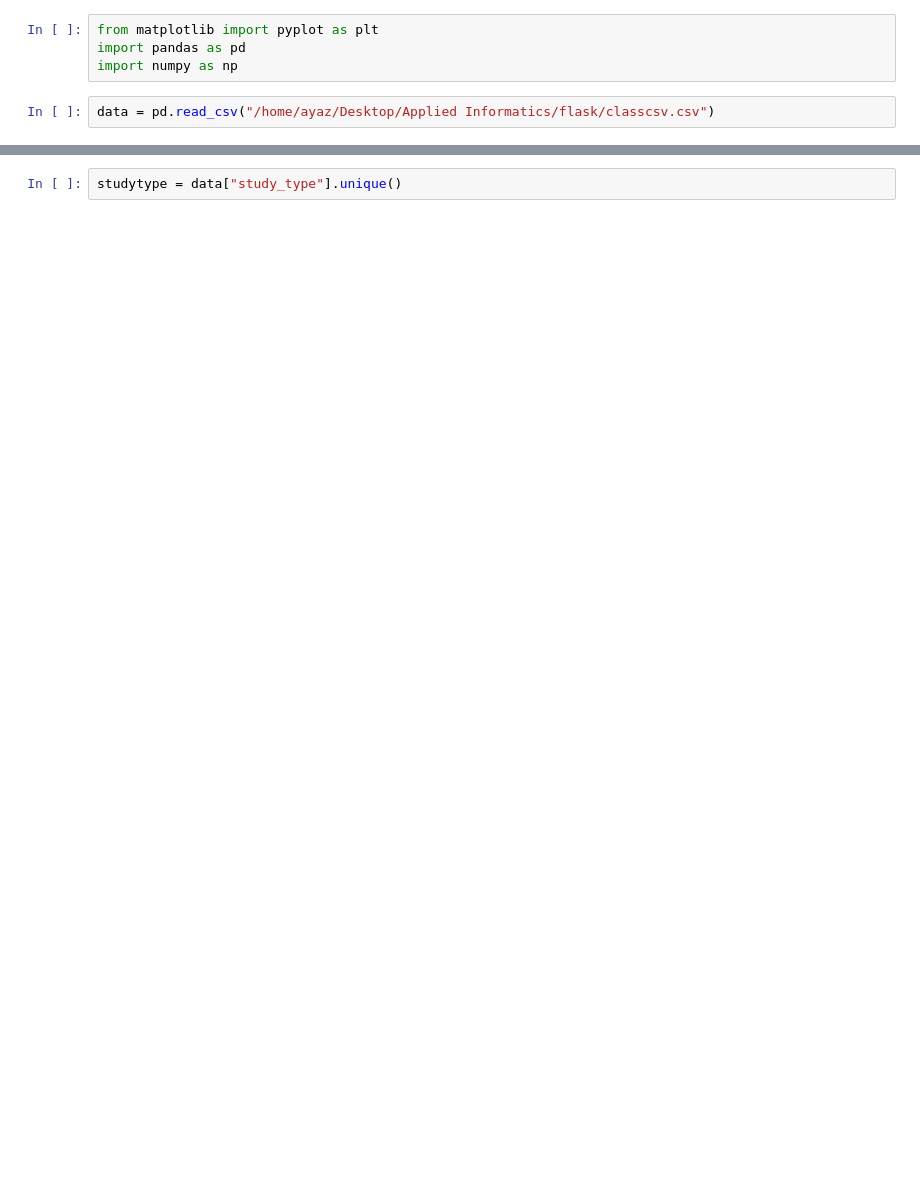
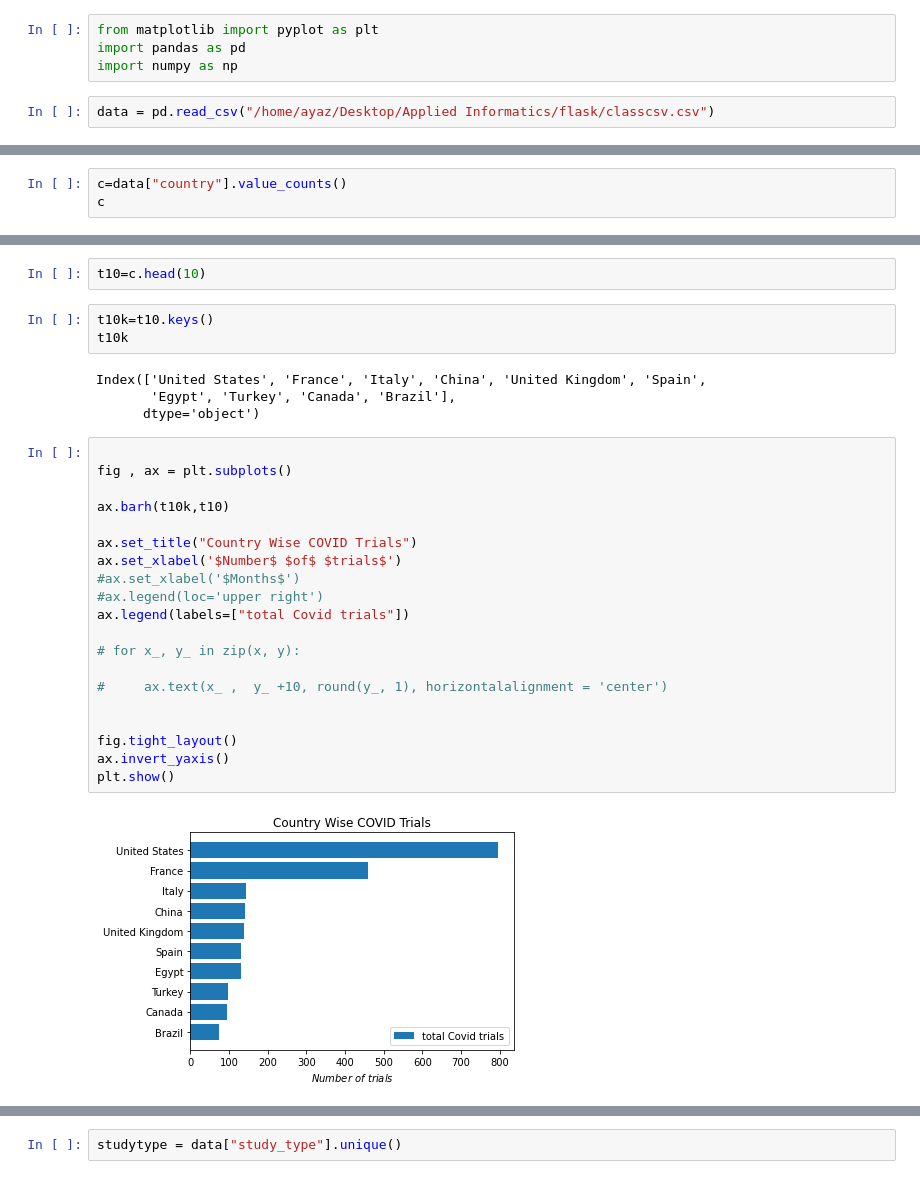
Before and after one commit to ayazwani/matplotlib, a Jupyter notebook: matpd2.ipynb, the cells around one changed output, grey strips where cells are left out. Drawn from its saved outputs; the diff is of its cells as text; blank space fills up the shorter version.

```diff
--- a/matpd2.ipynb
+++ b/matpd2.ipynb
@@ -22,0 +23,3 @@ data
+# %%
+c=data["country"].value_counts()
+c
@@ -22,0 +39,31 @@ data
+# %%
+t10=c.head(10)
+# %%
+t10k=t10.keys()
+t10k
+# %% [output]
+Index(['United States', 'France', 'Italy', 'China', 'United Kingdom', 'Spain',
+       'Egypt', 'Turkey', 'Canada', 'Brazil'],
+      dtype='object')
+# %%
+
+fig , ax = plt.subplots()
+
+ax.barh(t10k,t10)
+
+ax.set_title("Country Wise COVID Trials")
+ax.set_xlabel('$Number$ $of$ $trials$')
+#ax.set_xlabel('$Months$')
+#ax.legend(loc='upper right')
+ax.legend(labels=["total Covid trials"])
+
+# for x_, y_ in zip(x, y):
+
+#     ax.text(x_ ,  y_ +10, round(y_, 1), horizontalalignment = 'center')
+
+
+fig.tight_layout()
+ax.invert_yaxis()
+plt.show()
+# %% [output]
+[figure, added]
```
Also changed, not shown: parts of 42 cells of this notebook.
